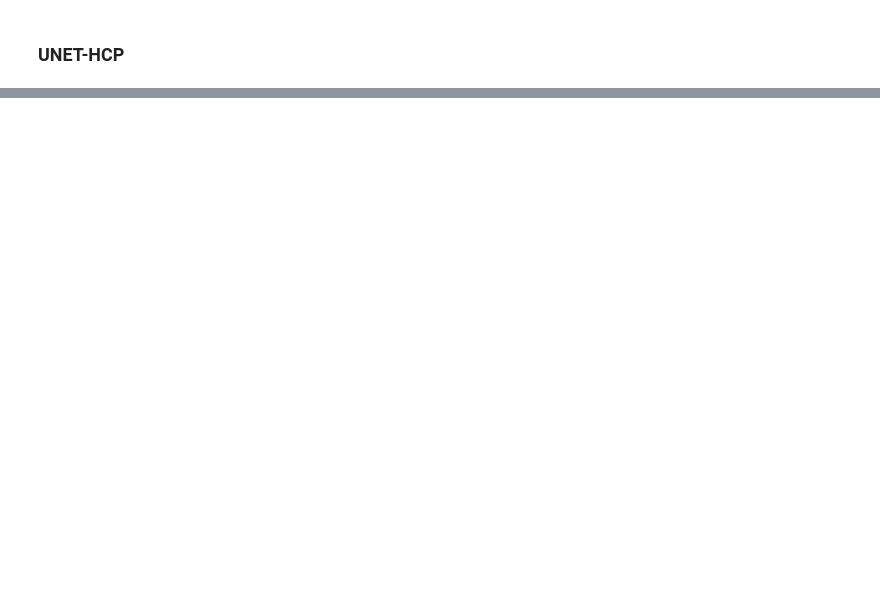
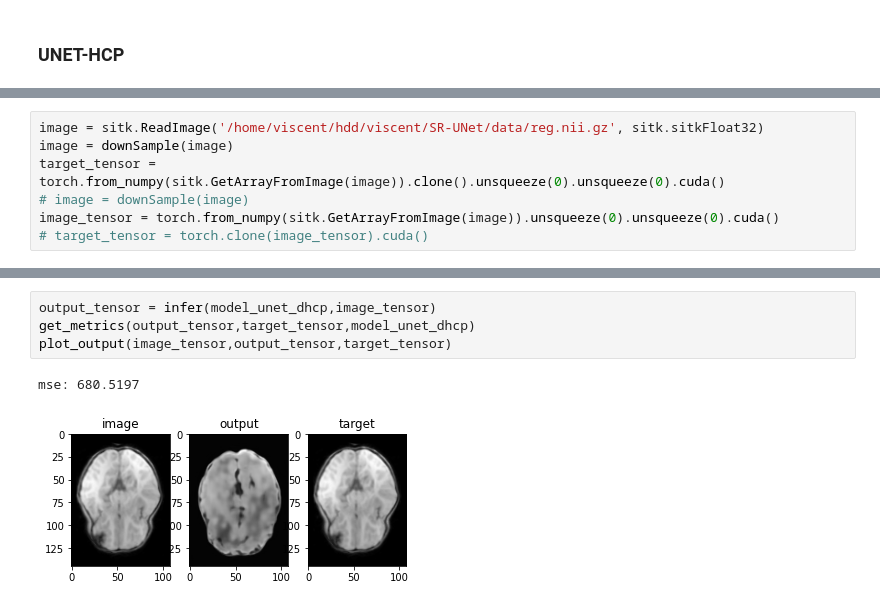
Before and after one commit to ExtremeViscent/SR-UNet, a Jupyter notebook: inference/inference_1.ipynb, the cells around one changed output, grey strips where cells are left out. Cells and saved outputs as stored; diff of their text form; blank space fills up the shorter version.

```diff
--- a/inference/inference_1.ipynb
+++ b/inference/inference_1.ipynb
@@ -293,0 +506,7 @@ print((enc_mu_hcp-enc_mu).mean())
+# %%
+image = sitk.ReadImage('/home/viscent/hdd/viscent/SR-UNet/data/reg.nii.gz', sitk.sitkFloat32)
+image = downSample(image)
+target_tensor = torch.from_numpy(sitk.GetArrayFromImage(image)).clone().unsqueeze(0).unsqueeze(0).cuda()
+# image = downSample(image)
+image_tensor = torch.from_numpy(sitk.GetArrayFromImage(image)).unsqueeze(0).unsqueeze(0).cuda()
+# target_tensor = torch.clone(image_tensor).cuda()
@@ -293,0 +521,7 @@ print((enc_mu_hcp-enc_mu).mean())
+# %%
+output_tensor = infer(model_unet_dhcp,image_tensor)
+get_metrics(output_tensor,target_tensor,model_unet_dhcp)
+plot_output(image_tensor,output_tensor,target_tensor)
+# %% [output]
+mse: 680.5197
+[figure, added]
```
Also changed, not shown: parts of 26 cells of this notebook, 7 other files.
